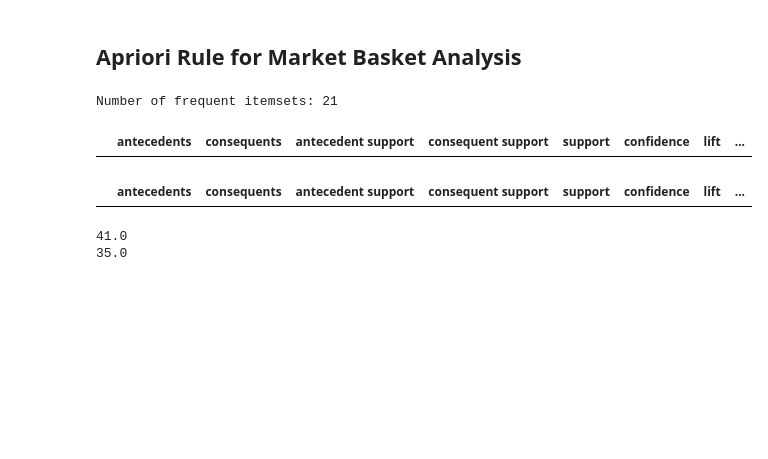
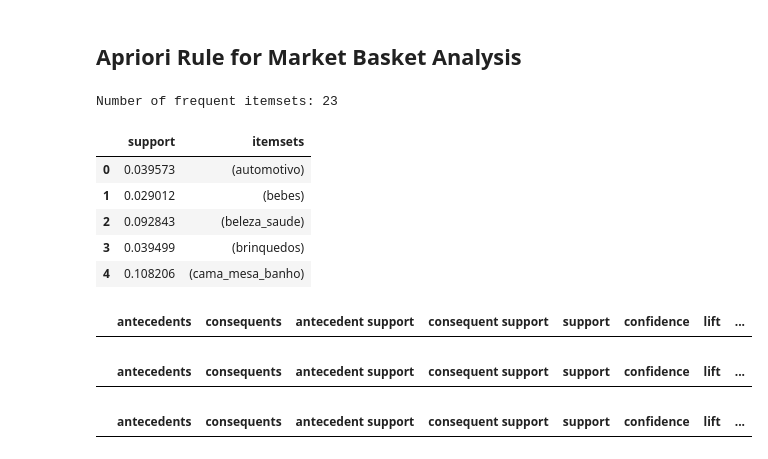
Before and after one commit to LuiisClaudio/mod-cloth, a Jupyter notebook: LuisMartins_CA2.ipynb, the cells around one changed output. Drawn from its saved outputs; the diff is of its cells as text; code cells hidden in the pictures; blank space fills up the shorter version.

Commit message:
Rules is not being generated
from mlxtend.frequent_patterns import apriori
from mlxtend.frequent_patterns import association_rules

```diff
--- a/LuisMartins_CA2.ipynb
+++ b/LuisMartins_CA2.ipynb
@@ -717,9 +717,9 @@ product_counts_per_order.sort_values(by='product_count', ascending=False).head()
 | 25583 | 428a2f660dc84138d969ccd69a0ab6d5 | 15 |
 # %%
 # Group by 'order_id' and 'customer_state', then count unique product categories per group
-product_category_counts = orders_merged.groupby(['order_id', 'customer_state', 'product_category_name'])['product_category_name'].nunique().reset_index(name='unique_product_category_count')
-product_category_counts.sort_values('unique_product_category_count')
-product_category_counts.head()
+product_id_counts = orders_merged.groupby(['order_id', 'customer_state', 'product_category_name'])['product_id'].nunique().reset_index(name='unique_product_category_count').copy()
+product_id_counts.sort_values('unique_product_category_count')
+product_id_counts.head()
 # %% [output]
 |  | order_id | customer_state | product_category_name | unique_product_category_count |
 | 0 | 00010242fe8c5a6d1ba2dd792cb16214 | RJ | cool_stuff | 1 |
@@ -733,8 +733,8 @@ orders_merged.dropna(axis = 0, subset = ['order_id'], inplace = True)
 # %%
 #basket = (orders_merged[orders_merged['customer_state'] == "SP"]
 #          .groupby(['order_id', 'product_id'])['order_item_id'].sum().unstack().reset_index().fillna(0))
-basket = (orders_merged[orders_merged['customer_state'] == "MG"]
-          .groupby(['order_id', 'product_category_name'])['order_item_id'].sum().unstack().reset_index().fillna(0).set_index('order_id'))
+basket = (product_id_counts[product_id_counts['customer_state'] == "SP"]
+          .groupby(['order_id', 'product_category_name'])['unique_product_category_count'].sum().unstack().reset_index().fillna(0).set_index('order_id'))
 
 basket.head()
 # %% [output]
@@ -772,10 +772,8 @@ def encode_units(x):
         return 0  # or np.nan if you want to keep non-numeric as NaN
 
 basket_sets = basket.applymap(encode_units)
-if 'POSTAGE' in basket_sets.columns:
-    basket_sets.drop('POSTAGE', inplace=True, axis=1)
 
-basket_sets
+basket_sets.head()
 # %% [output]
 | product_category_name | agro_industria_e_comercio | alimentos | alimentos_bebidas | artes | artes_e_artesanato | ... |
 | order_id |  |  |  |  |  | ... |
@@ -811,25 +804,28 @@ basket_sets.describe()
 # %%
-# Lower min_support to get non-empty frequent itemsets
-frequent_itemsets = apriori(basket_sets, min_support=0.01, use_colnames=True)
+frequent_itemsets = apriori(basket_sets, min_support = 0.007, use_colnames = True)
 print(f"Number of frequent itemsets: {len(frequent_itemsets)}")
-
-if not frequent_itemsets.empty:
-	rules = association_rules(frequent_itemsets, metric="lift", min_threshold=1)
-	display(rules.head())
-else:
-	print("No frequent itemsets found. Try lowering min_support further.")
+frequent_itemsets.head()
 # %% [output]
-Number of frequent itemsets: 21
+Number of frequent itemsets: 23
-|  | antecedents | consequents | antecedent support | consequent support | support | confidence | lift | ... |
+|  | support | itemsets |
+| 0 | 0.039573 | (automotivo) |
+| 1 | 0.029012 | (bebes) |
+| 2 | 0.092843 | (beleza_saude) |
+| 3 | 0.039499 | (brinquedos) |
+| 4 | 0.108206 | (cama_mesa_banho) |
+# %%
+rules = association_rules(frequent_itemsets, metric="support", min_threshold=0.005)
+rules.head()
+# %% [output]
+|  | antecedents | consequents | antecedent support | consequent support | support | confidence | lift | ... |
+# %%
+rules = association_rules(frequent_itemsets, metric = "lift", min_threshold = 1)
+rules.head()
+# %% [output]
+|  | antecedents | consequents | antecedent support | consequent support | support | confidence | lift | ... |
 # %%
 rules[ (rules['lift'] >= 6) &
        (rules['confidence'] >= 0.8) ]
 # %% [output]
 |  | antecedents | consequents | antecedent support | consequent support | support | confidence | lift | ... |
-# %%
-print(basket['alimentos'].sum())
-print(basket['alimentos_bebidas'].sum())
-# %% [output]
-41.0
-35.0
 # %%
```
Also changed, not shown: parts of 7 cells of this notebook.
